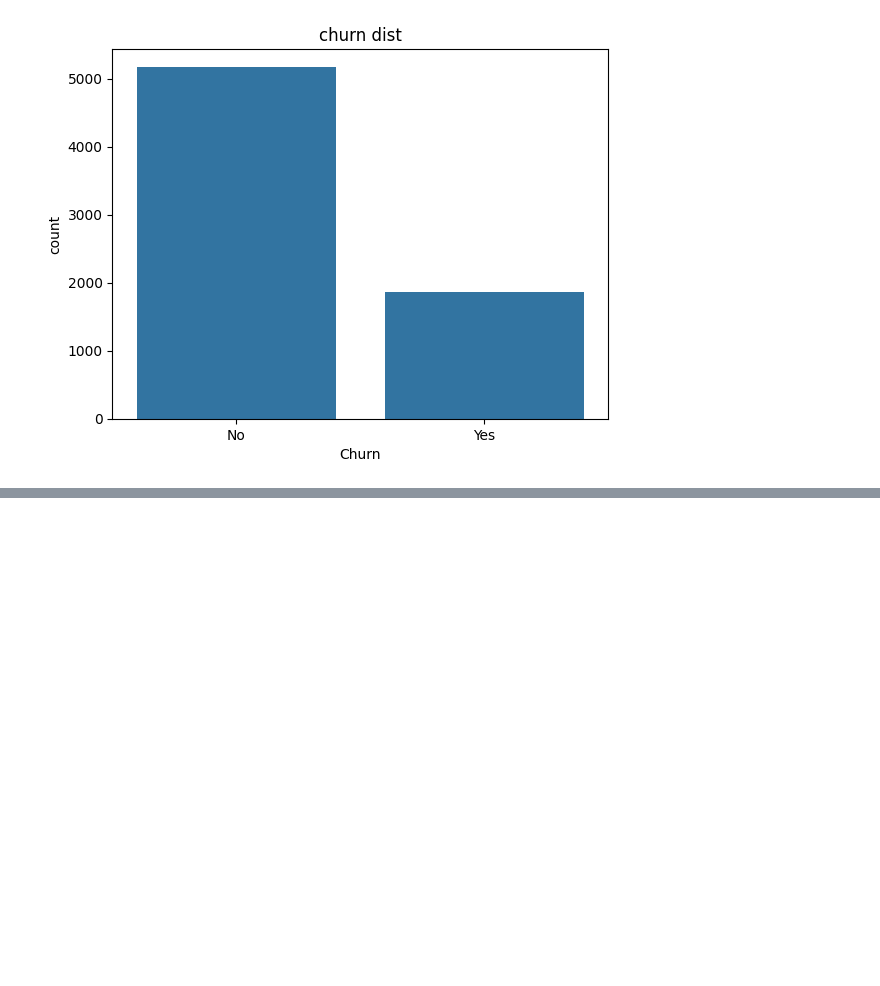
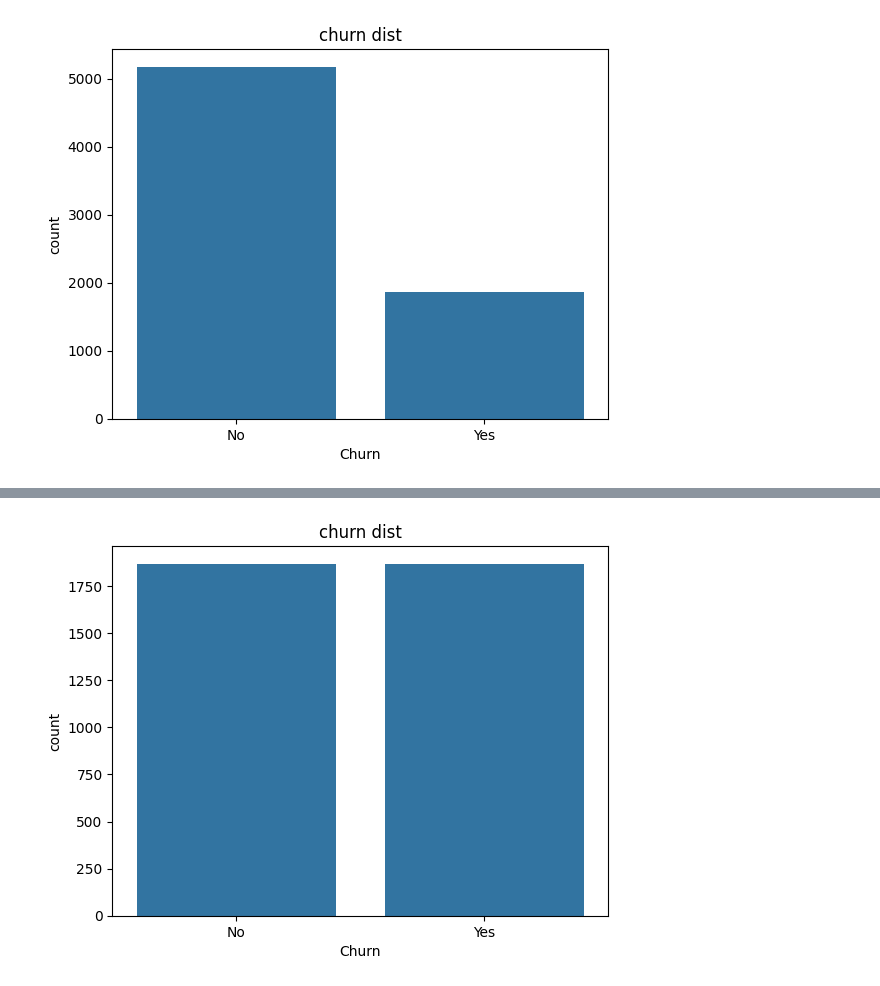
Before and after one commit to KolKemboi/ARTIFICIAL-INTELLIGENCE, a Jupyter notebook: Customer Churn/Customer Churn.ipynb, the cells around one changed output, grey strips where cells are left out. Drawn from its saved outputs; the diff is of its cells as text; code cells hidden in the pictures; blank space fills up the shorter version.

```diff
--- a/Customer Churn/Customer Churn.ipynb
+++ b/Customer Churn/Customer Churn.ipynb
@@ -102,0 +118,6 @@ new_df
+# %%
+X = df.drop("Churn", axis = 1)
+Y = df["Churn"]
+
+df_minority = df[df["Churn"] == "Yes"]
+df_majority = df[df["Churn"] == "No"]
@@ -102,0 +126,7 @@ new_df
+# %%
+df_majority_downsampled = resample(df_majority,
+                                   replace = False,
+                                   n_samples = len(df_minority),
+                                   random_state = 42
+                                  )
+df_balanced = pd.concat([df_majority_downsampled, df_minority])
@@ -102,0 +142,6 @@ new_df
+# %%
+sns.countplot(x = "Churn", data = df_balanced)
+plt.title("churn dist")
+plt.show()
+# %% [output]
+[figure, added]
```
Also changed, not shown: parts of 22 cells of this notebook, 7 other files.
